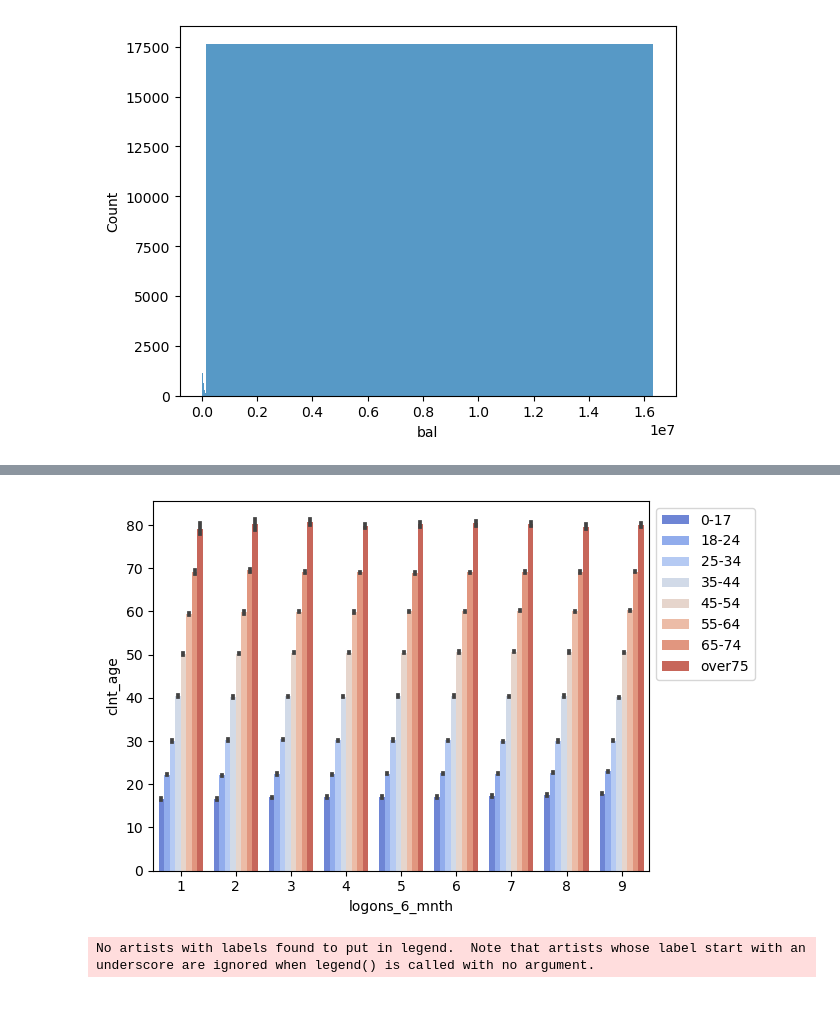
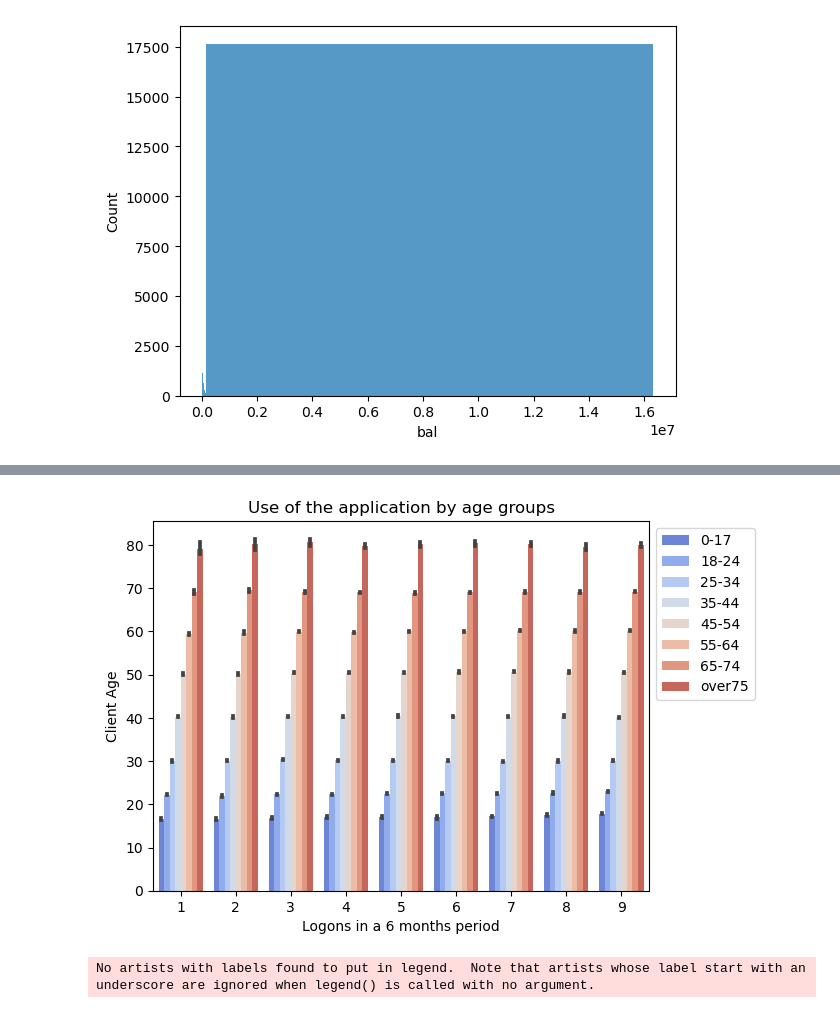
Before and after one commit to PaolaGaray/vanguard-ab-test, a Jupyter notebook: notebooks/Defining_customers.ipynb, the cells around one changed output, grey strips where cells are left out. Drawn from its saved outputs; the diff is of its cells as text; code cells hidden in the pictures.

```diff
--- a/notebooks/Defining_customers.ipynb
+++ b/notebooks/Defining_customers.ipynb
@@ -325,10 +336,13 @@ AttributeError: 'numpy.int64' object has no attribute 'startswith'
 # %%
 #plot of nb call and nb connection vs age/bal calls_6_mnth	logons_6_mnth
 sns.barplot(data=data_demo, x='logons_6_mnth', y='clnt_age', palette="coolwarm", hue='clnt_age_cat');
+plt.xlabel('Logons in a 6 months period')
+plt.ylabel('Client Age')
+plt.title('Use of the application by age groups')
 plt.legend(loc='upper left', bbox_to_anchor=(1, 1))
 plt.show()
 # %% [output]
-[figure, old version]
+[figure, new version]
 # %%
 #plot of nb call and nb connection vs age/bal calls_6_mnth	logons_6_mnth
 sns.scatterplot(data=data_demo, x='logons_6_mnth', y='clnt_age', palette="red",);
```
Also changed, not shown: parts of 12 cells of this notebook.
